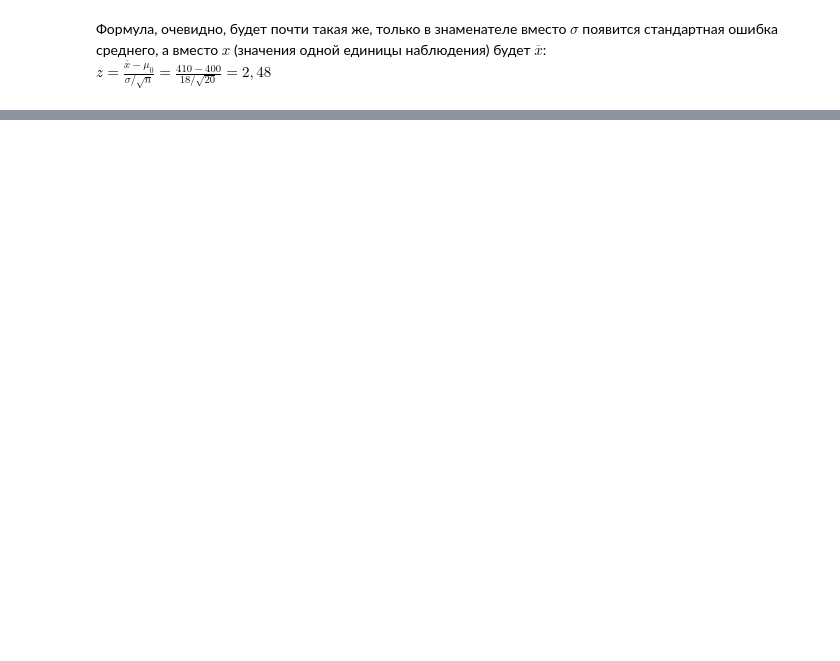
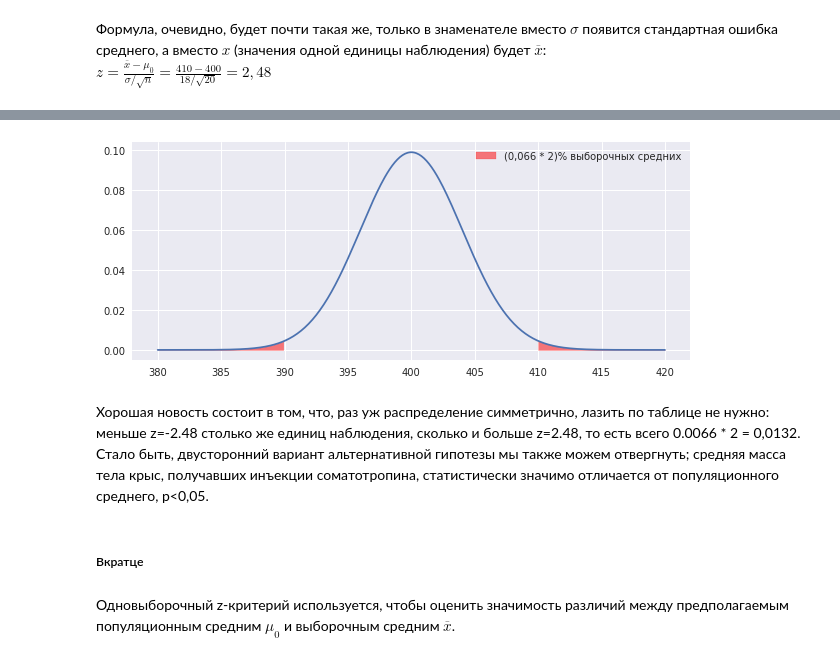
Before and after one commit to mishaberegov/statistics, a Jupyter notebook: Статистика_для_нубов.ipynb, the cells around one changed output, grey strips where cells are left out. Cells and saved outputs as stored; diff of their text form; code cells hidden in the pictures; blank space fills up the shorter version.

```diff
--- a/Статистика_для_нубов.ipynb
+++ b/Статистика_для_нубов.ipynb
@@ -745,0 +767,21 @@ plt.show()
+# %%
+plt.figure(figsize=(10, 4))
+norm_rv = stats.norm(loc=400, scale = 18/(20**0.5))
+x = np.linspace(380,420,401)
+y = norm_rv.pdf(x, )
+plt.plot(x,y)
+fill=plt.fill_between(x[np.where(x==410)[0][0]:], \
+                 y[np.where(x==410)[0][0]:], color='r', alpha=0.5, label='(0,066 * 2)% выборочных средних')
+plt.fill_between(x[:np.where(x==390)[0][0]], \
+                 y[:np.where(x==390)[0][0]], color='r', alpha=0.5)
+plt.legend(handles=[fill])
+plt.show()
+# %% [output]
+[figure, added]
+# %% [markdown]
+Хорошая новость состоит в том, что, раз уж распределение симметрично, лазить по таблице не нужно: меньше z=-2.48 столько же единиц наблюдения, сколько и больше z=2.48, то есть всего 0.0066 * 2 = 0,0132. <br>
+Стало быть, двусторонний вариант альтернативной гипотезы мы также можем отвергнуть; средняя масса тела крыс, получавших инъекции соматотропина, статистически значимо отличается от популяционного среднего, p<0,05.
+# %% [markdown]
+##### Вкратце
+# %% [markdown]
+Одновыборочный z-критерий используется, чтобы оценить значимость различий между предполагаемым популяционным средним $\mu_0$ и выборочным средним $\overline{x}$.
```
Also changed, not shown: parts of 17 cells of this notebook.
